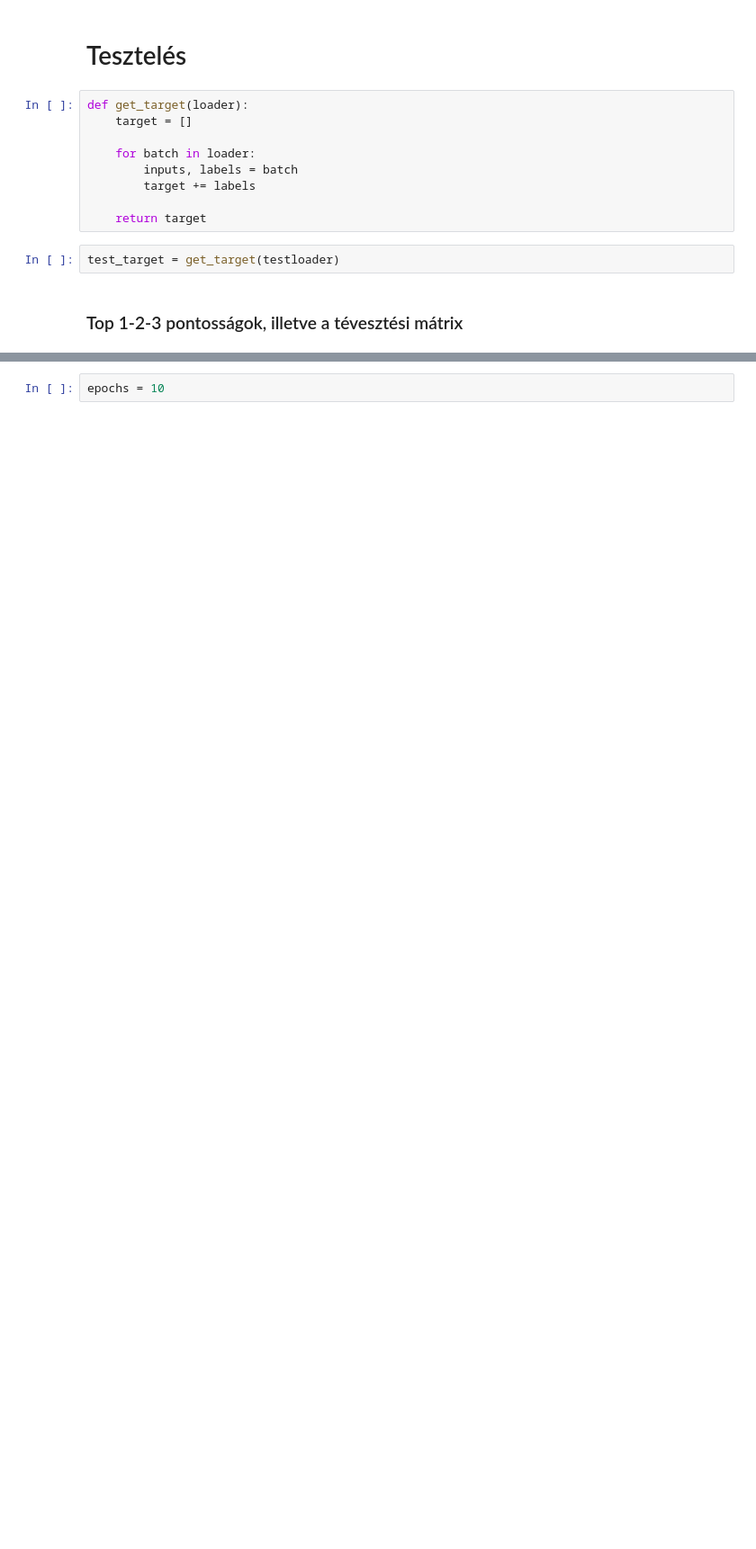
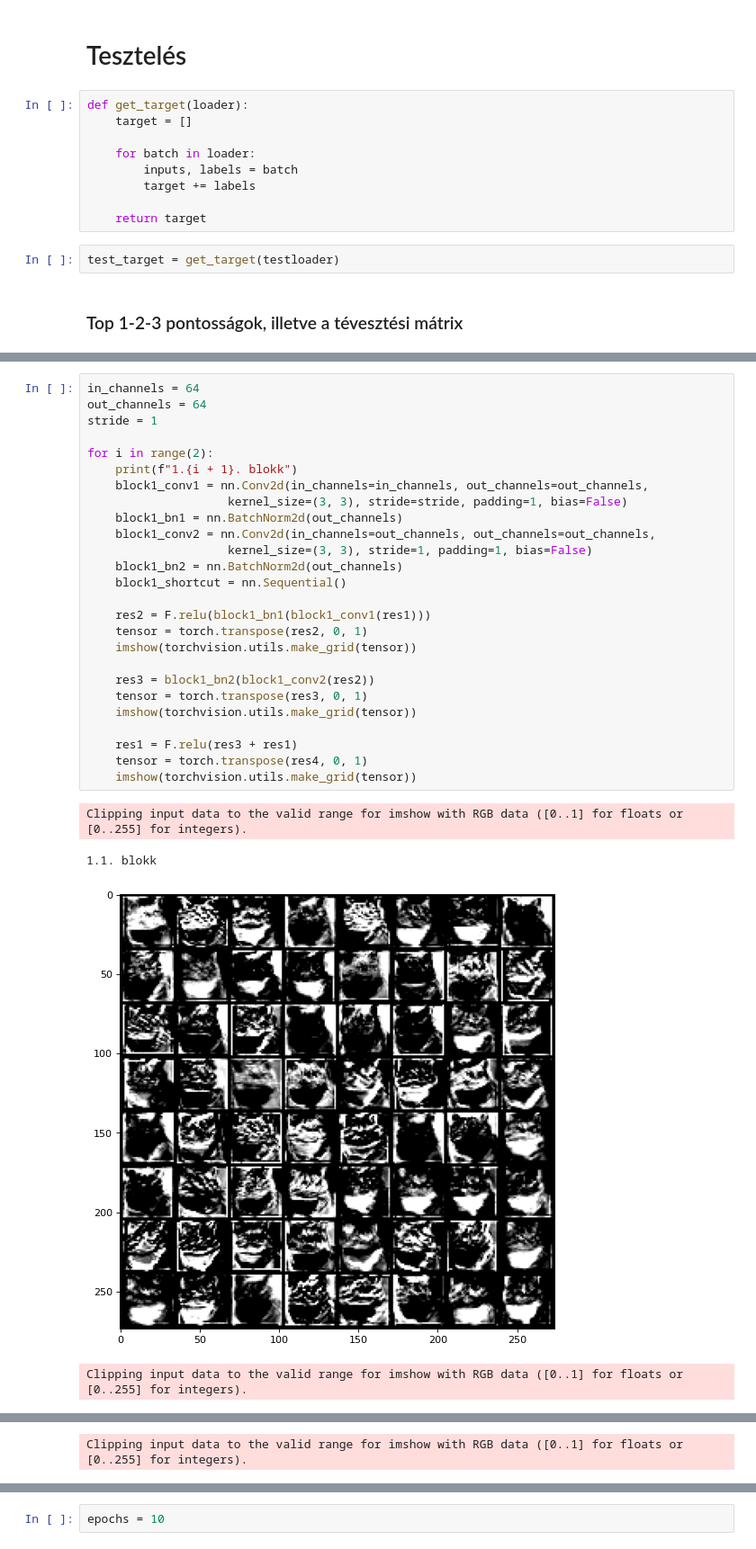
Before and after one commit to versenyi98/CIFAR-10-classsification, a Jupyter notebook: CIFAR-10 Classification.ipynb, the cells around one changed output, grey strips where cells are left out. Shown at 90% size. Saved outputs shown, nothing was run; the diff lists cells and outputs as text; blank space fills up the shorter version.

```diff
--- a/CIFAR-10 Classification.ipynb
+++ b/CIFAR-10 Classification.ipynb
@@ -518,0 +544,31 @@ class ResidualBlock(nn.Module):
+# %%
+in_channels = 64
+out_channels = 64
+stride = 1
+
+for i in range(2):
+    print(f"1.{i + 1}. blokk")
+    block1_conv1 = nn.Conv2d(in_channels=in_channels, out_channels=out_channels,
+                    kernel_size=(3, 3), stride=stride, padding=1, bias=False)
+    block1_bn1 = nn.BatchNorm2d(out_channels)
+    block1_conv2 = nn.Conv2d(in_channels=out_channels, out_channels=out_channels,
+                    kernel_size=(3, 3), stride=1, padding=1, bias=False)
+    block1_bn2 = nn.BatchNorm2d(out_channels)
+    block1_shortcut = nn.Sequential()
+
+    res2 = F.relu(block1_bn1(block1_conv1(res1)))
+    tensor = torch.transpose(res2, 0, 1)
+    imshow(torchvision.utils.make_grid(tensor))
+
+    res3 = block1_bn2(block1_conv2(res2))
+    tensor = torch.transpose(res3, 0, 1)
+    imshow(torchvision.utils.make_grid(tensor))
+
+    res1 = F.relu(res3 + res1)
+    tensor = torch.transpose(res4, 0, 1)
+    imshow(torchvision.utils.make_grid(tensor))
+# %% [output]
+Clipping input data to the valid range for imshow with RGB data ([0..1] for floats or [0..255] for integers).
+1.1. blokk
+[figure, added]
+Clipping input data to the valid range for imshow with RGB data ([0..1] for floats or [0..255] for integers).
@@ -518,0 +576 @@ class ResidualBlock(nn.Module):
+Clipping input data to the valid range for imshow with RGB data ([0..1] for floats or [0..255] for integers).
```
Also changed, not shown: parts of 18 cells of this notebook, 5 other files.
